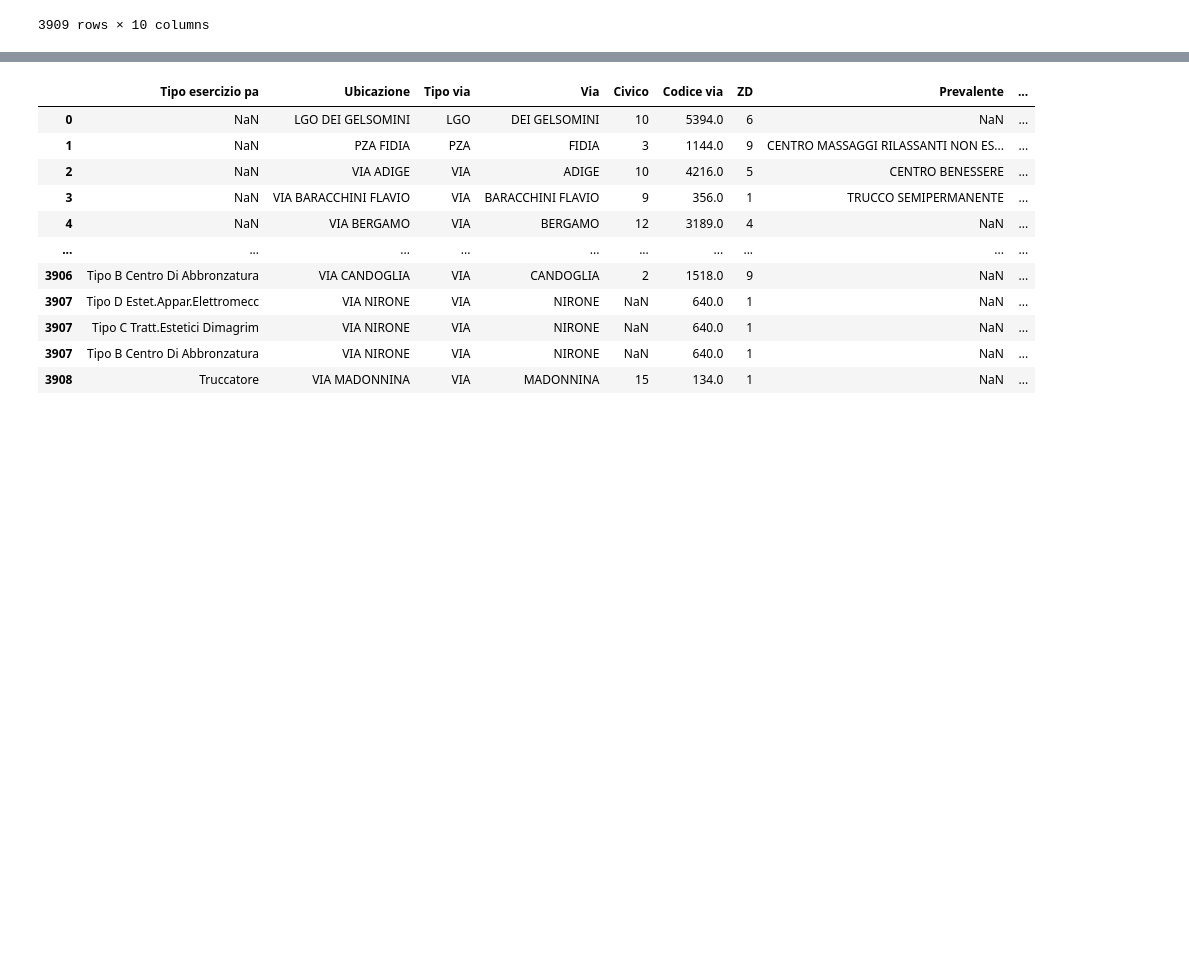
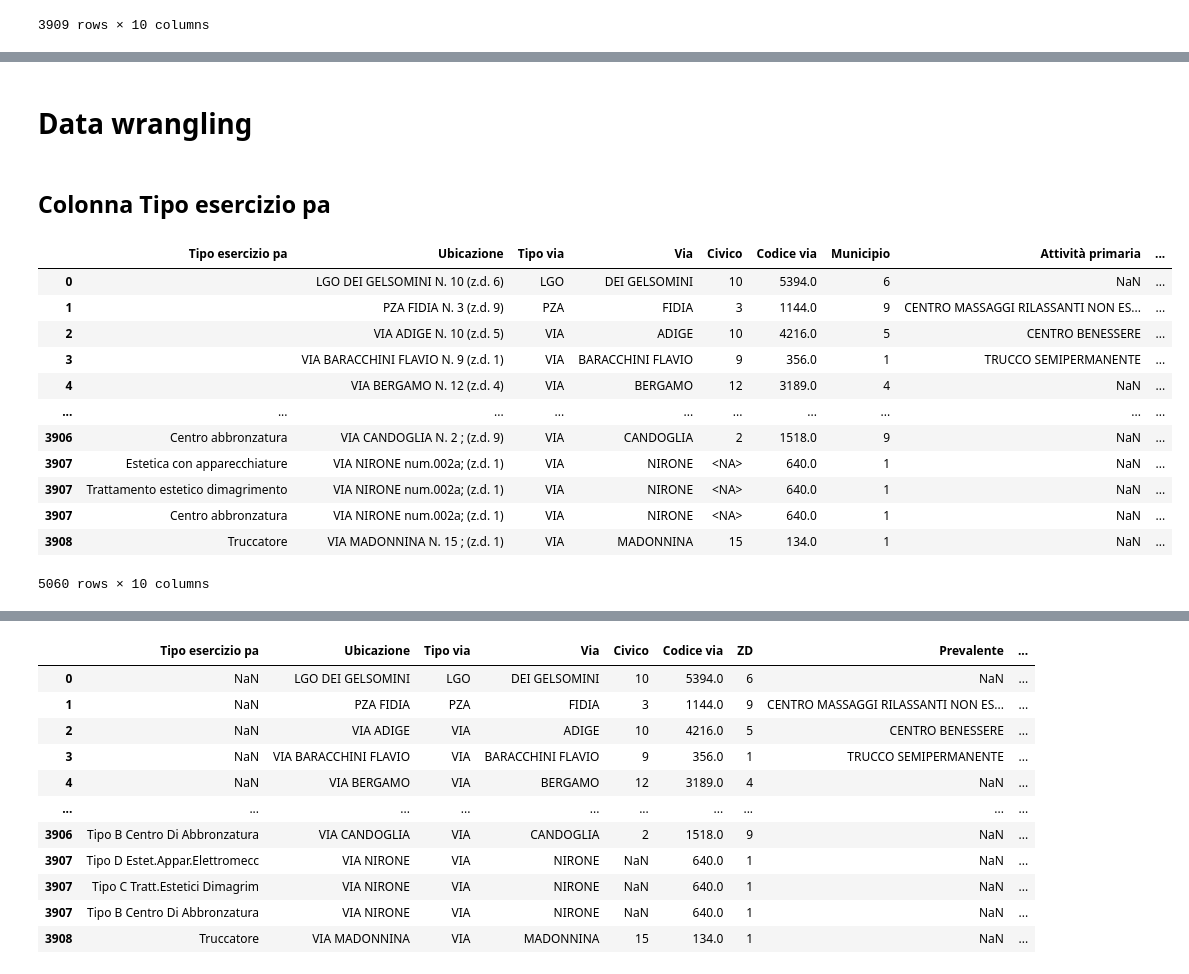
Before and after one commit to leonardotisato/DQP, a Jupyter notebook: data_cleaning.ipynb, the cells around one changed output, grey strips where cells are left out. Saved outputs shown, nothing was run; the diff lists cells and outputs as text; code cells hidden in the pictures; blank space fills up the shorter version.

```diff
--- a/data_cleaning.ipynb
+++ b/data_cleaning.ipynb
@@ -19,0 +51,4 @@ DATASET
+# %% [markdown]
+# Data wrangling
+# %% [markdown]
+## Colonna Tipo esercizio pa
@@ -19,0 +57,37 @@ DATASET
+# %%
+#Standardization for "Tipo esercizio pa"
+
+# Divido la colonna 'Tipo esercizio pa' in più righe
+DATASET = DATASET.assign(**{'Tipo esercizio pa': DATASET['Tipo esercizio pa'].str.split(';')}).explode('Tipo esercizio pa')
+
+replacements = {
+    'TIPO A - REG.2003': 'Estetista',
+    'TIPO A ESTETICA MANUALE': 'Estetista',
+    'TIPO B CENTRO DI ABBRONZATURA': 'Centro abbronzatura',
+    'TIPO C TRATT.ESTETICI DIMAGRIM': 'Trattamento estetico dimagrimento',
+    'TIPO D ESTET.APPAR.ELETTROMECC': 'Estetica con apparecchiature',
+    'TIPO A-B-C-D': 'Estetista;Centro abbronzatura;Trattamento estetico dimagrimento;Estetica con apparecchiature',
+    'TIPO A-B-C-D in profumeria': 'Estetista;Centro abbronzatura;Trattamento estetico dimagrimento;Estetica con apparecchiature',
+    'BARBIERE': 'Barbiere',
+    'ACCONCIATORE': 'Acconciatore',
+    'esecuzione di tatuaggi e piercing': 'Esecuzione di tatuaggi e piercing'
+}
+
+for old_value, new_value in replacements.items():
+    DATASET.loc[DATASET['Tipo esercizio pa'] == old_value, 'Tipo esercizio pa'] = new_value
+
+DATASET
+# %% [output]
+|  | Tipo esercizio pa | Ubicazione | Tipo via | Via | Civico | Codice via | Municipio | Attività primaria | ... |
+| 0 |  | LGO DEI GELSOMINI N. 10 (z.d. 6) | LGO | DEI GELSOMINI | 10 | 5394.0 | 6 | NaN | ... |
+| 1 |  | PZA FIDIA N. 3 (z.d. 9) | PZA | FIDIA | 3 | 1144.0 | 9 | CENTRO MASSAGGI RILASSANTI NON ES... | ... |
+| 2 |  | VIA ADIGE N. 10 (z.d. 5) | VIA | ADIGE | 10 | 4216.0 | 5 | CENTRO BENESSERE | ... |
+| 3 |  | VIA BARACCHINI FLAVIO N. 9 (z.d. 1) | VIA | BARACCHINI FLAVIO | 9 | 356.0 | 1 | TRUCCO SEMIPERMANENTE | ... |
+| 4 |  | VIA BERGAMO N. 12 (z.d. 4) | VIA | BERGAMO | 12 | 3189.0 | 4 | NaN | ... |
+| ... | ... | ... | ... | ... | ... | ... | ... | ... | ... |
+| 3906 | Centro abbronzatura | VIA CANDOGLIA N. 2 ; (z.d. 9) | VIA | CANDOGLIA | 2 | 1518.0 | 9 | NaN | ... |
+| 3907 | Estetica con apparecchiature | VIA NIRONE num.002a; (z.d. 1) | VIA | NIRONE | <NA> | 640.0 | 1 | NaN | ... |
+| 3907 | Trattamento estetico dimagrimento | VIA NIRONE num.002a; (z.d. 1) | VIA | NIRONE | <NA> | 640.0 | 1 | NaN | ... |
+| 3907 | Centro abbronzatura | VIA NIRONE num.002a; (z.d. 1) | VIA | NIRONE | <NA> | 640.0 | 1 | NaN | ... |
+| 3908 | Truccatore | VIA MADONNINA N. 15 ; (z.d. 1) | VIA | MADONNINA | 15 | 134.0 | 1 | NaN | ... |
+5060 rows × 10 columns
```
Also changed, not shown: parts of 14 cells of this notebook.
